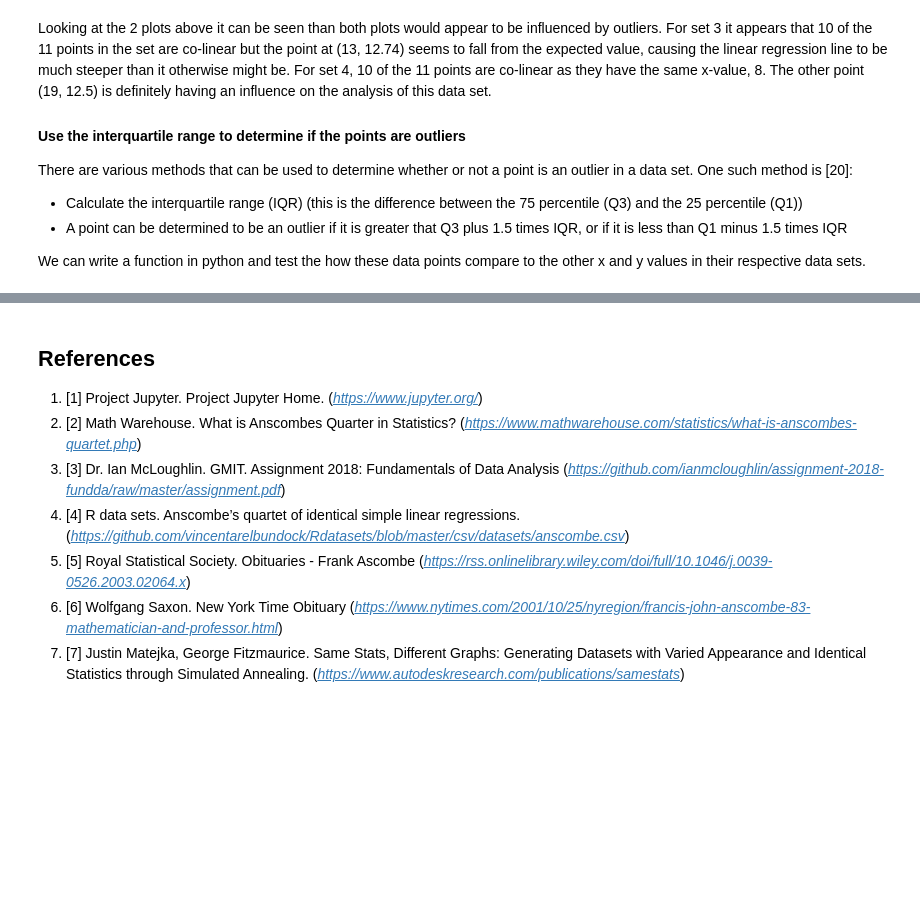
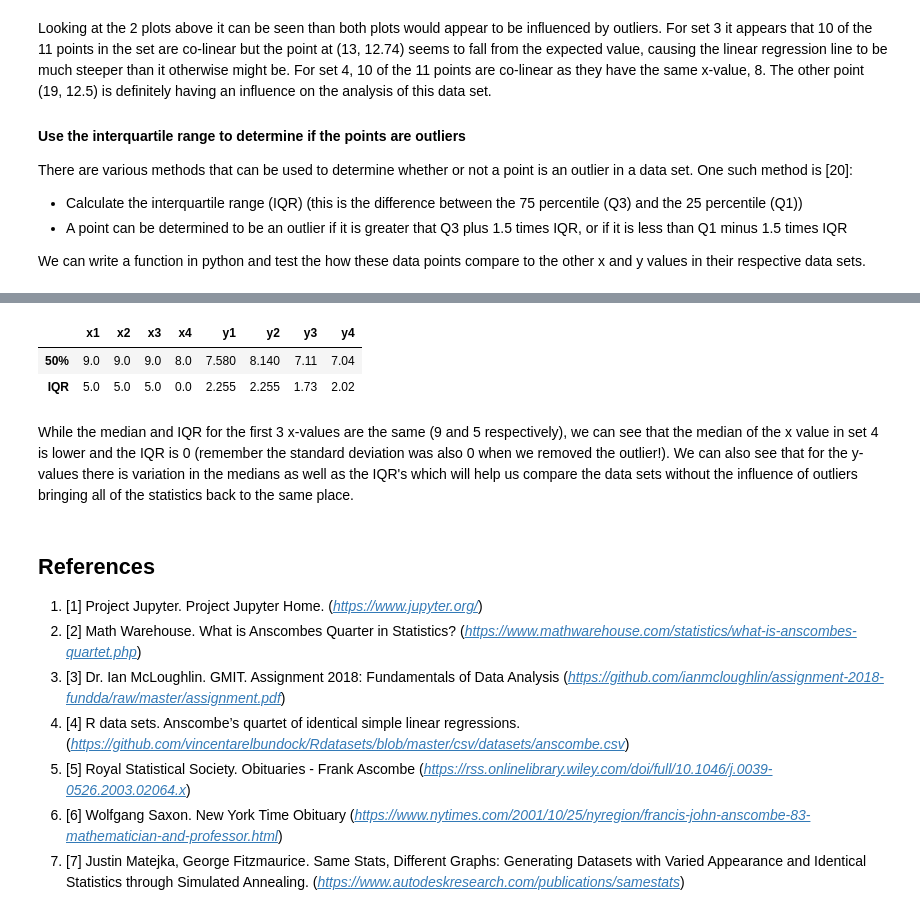
Before and after one commit to shkyler/gmit-foda-exercises, a Jupyter notebook: anscombes.ipynb, the cells around one changed output, grey strips where cells are left out. Saved outputs shown, nothing was run; the diff lists cells and outputs as text; code cells hidden in the pictures; blank space fills up the shorter version.

```diff
--- a/anscombes.ipynb
+++ b/anscombes.ipynb
@@ -446,3 +553,15 @@ set3_clean
+# %%
+# Create a data frame with the required descriptive statistics
+desc_stats = df.describe().loc[['25%','50%','75%']]
+# Use 75% and 25% to calculate the inter-quartile range
+desc_stats.loc['IQR'] = desc_stats.loc['75%'] - desc_stats.loc['25%']
+desc_stats.loc[['50%', 'IQR']]
+# %% [output]
+|  | x1 | x2 | x3 | x4 | y1 | y2 | y3 | y4 |
+| 50% | 9.0 | 9.0 | 9.0 | 8.0 | 7.580 | 8.140 | 7.11 | 7.04 |
+| IQR | 5.0 | 5.0 | 5.0 | 0.0 | 2.255 | 2.255 | 1.73 | 2.02 |
+# %% [markdown]
+While the median and IQR for the first 3 x-values are the same (9 and 5 respectively), we can see that the median of the x value in set 4 is lower and the IQR is 0 (remember the standard deviation was also 0 when we removed the outlier!).  We can also see that for the y-values there is variation in the medians as well as the IQR's which will help us compare the data sets without the influence of outliers bringing all of the statistics back to the same place.
 # %% [markdown]
 ## References
 
```
Also changed, not shown: parts of 18 cells of this notebook.
